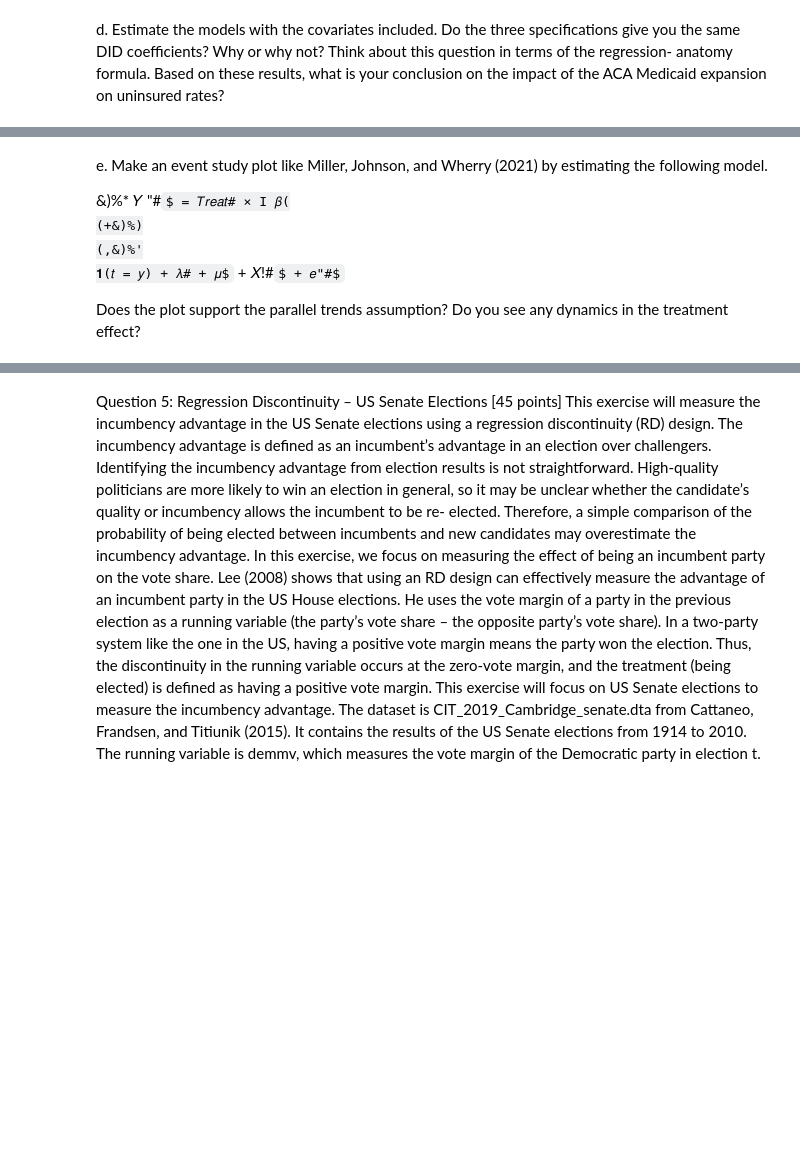
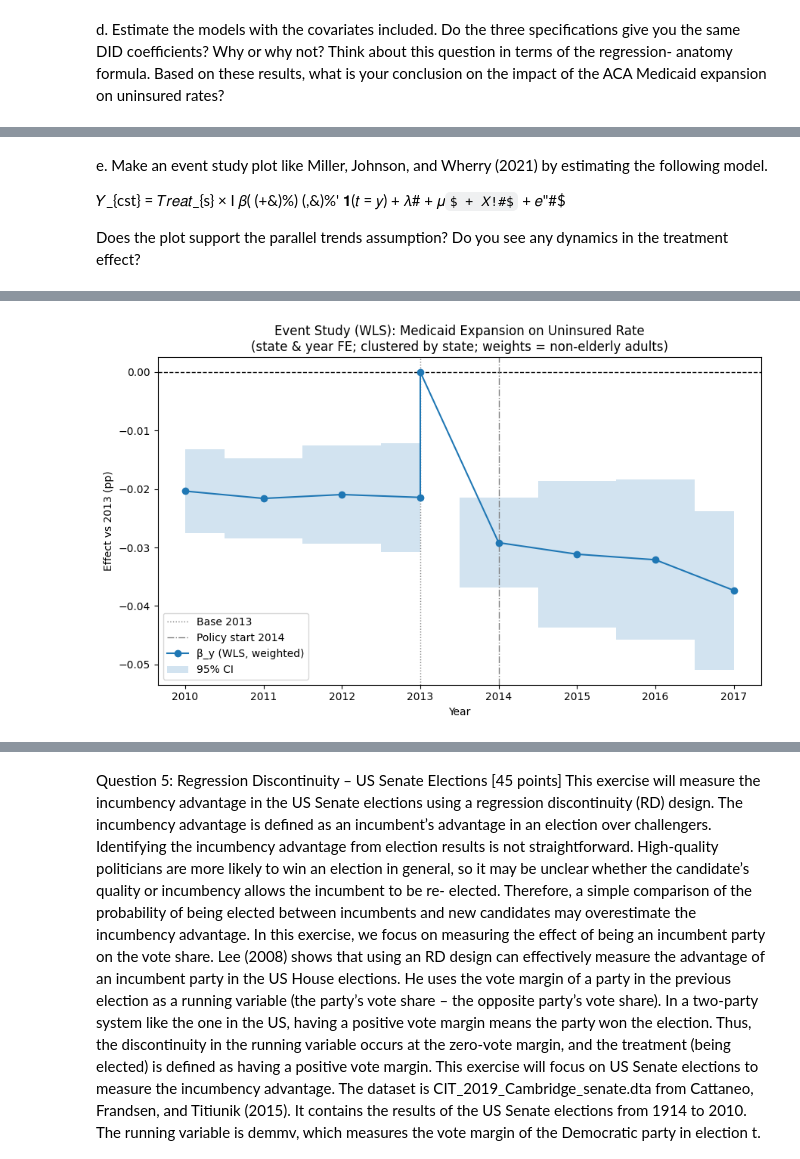
Before and after one commit to antaechan/econometrics, a Jupyter notebook: hw34.ipynb, the cells around one changed output, grey strips where cells are left out. Cells and saved outputs as stored; diff of their text form; code cells hidden in the pictures; some formulas as TeX source; blank space fills up the shorter version.

```diff
--- a/hw34.ipynb
+++ b/hw34.ipynb
@@ -438,11 +1027,81 @@ Medicaid expansion on uninsured rates?
 e. Make an event study plot like Miller, Johnson, and Wherry (2021) by estimating the
 following model.
 
-&)%*
-𝑌 "#$ = 𝑇𝑟𝑒𝑎𝑡# × I 𝛽(
+𝑌_{cst} = 𝑇𝑟𝑒𝑎𝑡_{s} × I 𝛽(
 (+&)%)
 (,&)%'
 𝟏(𝑡 = 𝑦) + 𝜆# + 𝜇$ + 𝑋!#$ + 𝑒"#$
 
 Does the plot support the parallel trends assumption? Do you see any dynamics in the treatment
 effect?
+# %%
+# --- (가정) 이미 존재: df['pop_nelderly_adults'] = tot_pop * (1 - children - elderly)
+
+import re
+import numpy as np
+import pandas as pd
+import statsmodels.formula.api as smf
+import matplotlib.pyplot as plt
+
+# 0) 유효 가중치만 사용 (양수/비결측)
+df_w = df.dropna(subset=['pctui', 'pop_nelderly_adults']).copy()
+df_w = df_w[df_w['pop_nelderly_adults'] > 0]
+
+# 1) 이벤트 스터디 회귀식 (2013 기준), 컨트롤 포함 여부 선택
+include_controls = True
+controls = ['np.log(tot_pop)', 'black', 'hisp', 'children', 'elderly', 'unemployment', 'pci']
+controls_str = ' + ' + ' + '.join(controls) if include_controls else ''
+
+base_year = 2013
+formula = (
+    f"pctui ~ C(statefips) + C(year, Treatment(reference={base_year}))"
+    f" + Treat:C(year, Treatment(reference={base_year}))"
+    f"{controls_str}"
+)
+
+# 2) WLS 적합 + 주단위 클러스터 SE
+model = smf.wls(formula=formula, data=df_w, weights=df_w['pop_nelderly_adults'])
+res   = model.fit(cov_type='cluster', cov_kwds={'groups': df_w['statefips']})
+print(res.summary())
+
+# 3) 이벤트 계수(β_y) 추출
+pattern = re.compile(rf"^Treat:C\(year, Treatment\(reference={base_year}\)\)\[(\d+)\]$")
+rows = []
+for name in res.params.index:
+    m = pattern.match(name)
+    if m:
+        y = int(m.group(1))
+        rows.append({'year': y, 'beta': res.params[name], 'se': res.bse[name]})
+
+ev = pd.DataFrame(rows)
+ev = pd.concat([ev, pd.DataFrame([{'year': base_year, 'beta': 0.0, 'se': 0.0}])], ignore_index=True)
+ev = ev.sort_values('year')
+ev['ci_low']  = ev['beta'] - 1.96*ev['se']
+ev['ci_high'] = ev['beta'] + 1.96*ev['se']
+
+# 4) 플롯
+plt.figure(figsize=(9,5.5))
+plt.axhline(0, color='black', linewidth=1, linestyle='--')
+plt.axvline(base_year, color='gray', linewidth=1, linestyle=':', label=f'Base {base_year}')
+plt.axvline(2014, color='gray', linewidth=1, linestyle='-.', label='Policy start 2014')
+plt.plot(ev['year'], ev['beta'], marker='o', label='β_y (WLS, weighted)')
+plt.fill_between(ev['year'], ev['ci_low'], ev['ci_high'], alpha=0.2, step='mid', label='95% CI')
+plt.title('Event Study (WLS): Medicaid Expansion on Uninsured Rate\n'
+          '(state & year FE; clustered by state; weights = non-elderly adults)')
+plt.xlabel('Year')
+plt.ylabel('Effect vs 2013 (pp)')
+plt.legend()
+plt.tight_layout()
+plt.show()
+
+# 5) 빠른 진단
+pre  = ev[ev['year'] < 2014]
+post = ev[ev['year'] >= 2014]
+print("\n[Quick diagnostics]")
+print("Pre-period betas (mean, min, max):",
+      np.round([pre['beta'].mean(), pre['beta'].min(), pre['beta'].max()], 4))
+print("Share of pre-period betas with 95% CI covering 0:",
+      float(np.mean((pre['ci_low']<=0) & (pre['ci_high']>=0))))
+print("Post-period betas (2014-2017):")
+print(post[post['year'].isin([2014,2015,2016,2017])][['year','beta','ci_low','ci_high']])
+# %% [output]
@@ -448,0 +1125 @@ effect?
+[figure, added]
```
Also changed, not shown: parts of 48 cells of this notebook.
